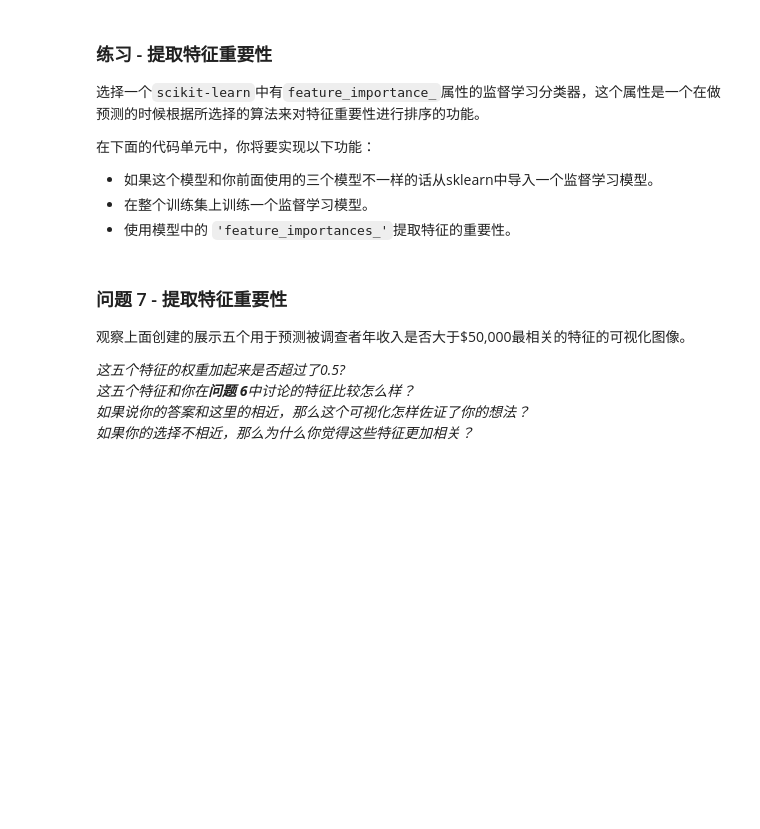
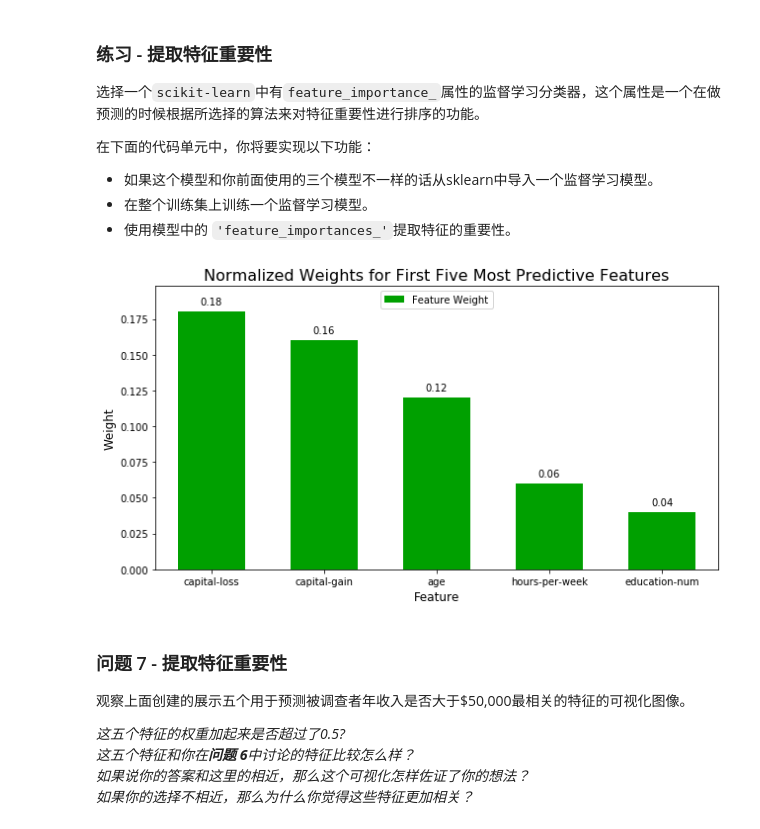
Before and after one commit to StevenHGuo/Udacity-ML-In-Action, a Jupyter notebook: finding_donors-master/finding_donors.ipynb, the cells around one changed output. Cells and saved outputs as stored; diff of their text form; code cells hidden in the pictures; blank space fills up the shorter version.

```diff
--- a/finding_donors-master/finding_donors.ipynb
+++ b/finding_donors-master/finding_donors.ipynb
@@ -565,20 +593,27 @@ vs.evaluate(results, accuracy, fscore)
 **注意：** 取决于你选择的参数列表，下面实现的代码可能需要花一些时间运行！
 # %%
 # TODO：导入'GridSearchCV', 'make_scorer'和其他一些需要的库
+from sklearn.model_selection import GridSearchCV as gs
+from sklearn.metrics import make_scorer
 
+begin = time()
 # TODO：初始化分类器
-clf = None
+clf = adaBoost(random_state  = 500)
 
 # TODO：创建你希望调节的参数列表
-parameters = None
+parameters = {'learning_rate':[0.1, 0.3, 0.5, 0.7, 0.9],
+             'n_estimators':[20, 30, 40, 50, 60, 100],
+             'algorithm':['SAMME', 'SAMME.R']}
 
 # TODO：创建一个fbeta_score打分对象
-scorer = None
+scorer = make_scorer(fbeta_score, beta = 0.5)
 
 # TODO：在分类器上使用网格搜索，使用'scorer'作为评价函数
-grid_obj = None
+grid_obj = gs(clf, parameters, scorer, n_jobs=4)
 
 # TODO：用训练数据拟合网格搜索对象并找到最佳参数
+grid_obj.fit(X_train, y_train)
+
 
 # 得到estimator
 best_clf = grid_obj.best_estimator_
@@ -587,6 +622,10 @@ best_clf = grid_obj.best_estimator_
 predictions = (clf.fit(X_train, y_train)).predict(X_val)
 best_predictions = best_clf.predict(X_val)
 
+end = time()
+
+print begin - end
+
 # 汇报调参前和调参后的分数
 print "Unoptimized model\n------"
 print "Accuracy score on validation data: {:.4f}".format(accuracy_score(y_val, predictions))
@@ -639,14 +690,17 @@ _在这十三个记录中，你认为哪五个特征对于预测是最重要的
 # %%
 # TODO：导入一个有'feature_importances_'的监督学习模型
 
+
 # TODO：在训练集上训练一个监督学习模型
-model = None
+model = clf.fit(X_train, y_train)
 
 # TODO： 提取特征重要性
-importances = None
+importances = model.feature_importances_
 
 # 绘图
 vs.feature_plot(importances, X_train, y_train)
+# %% [output]
+[figure, added]
 # %% [markdown]
 ### 问题 7 - 提取特征重要性
 观察上面创建的展示五个用于预测被调查者年收入是否大于\$50,000最相关的特征的可视化图像。
```
Also changed, not shown: parts of 17 cells of this notebook.
